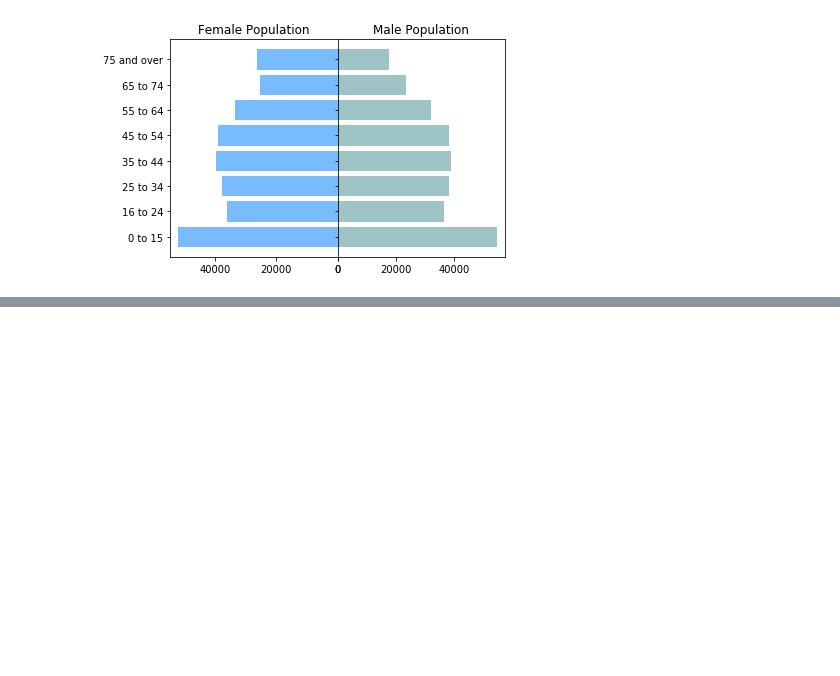
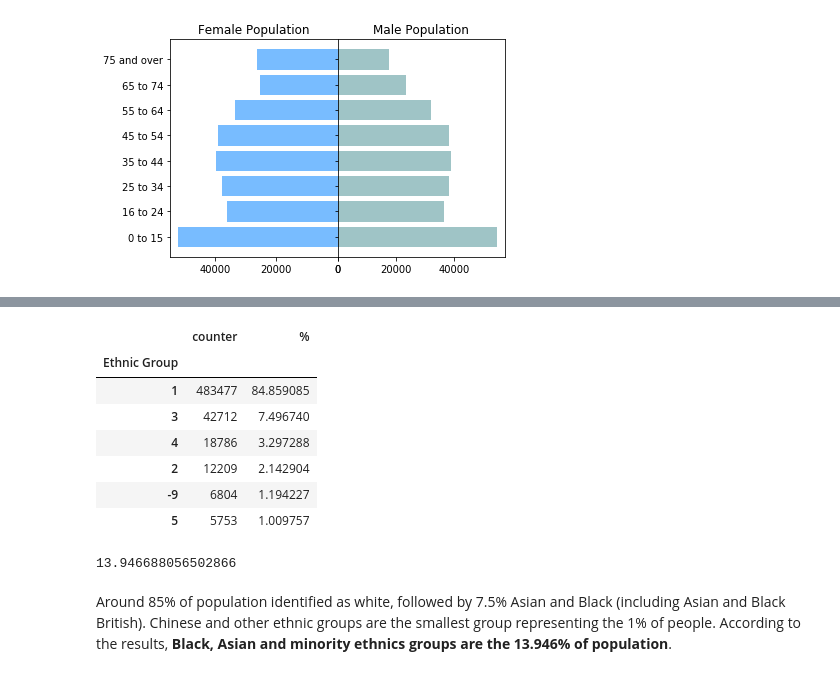
Before and after one commit to Daesparz/Conundrum_7, a Jupyter notebook: exploratory_data_analysis.ipynb, the cells around one changed output, grey strips where cells are left out. Saved outputs shown, nothing was run; the diff lists cells and outputs as text; code cells hidden in the pictures; blank space fills up the shorter version.

```diff
--- a/exploratory_data_analysis.ipynb
+++ b/exploratory_data_analysis.ipynb
@@ -307,0 +320,20 @@ plt.show()
+# %%
+df_ethnic = df_group.groupby('Ethnic Group').count()
+# %%
+df_ethnic['%'] = 100*df_ethnic.counter/df_ethnic.counter.sum()
+df_ethnic.loc[:, ['counter', '%']].sort_values('%', ascending=False)
+# %% [output]
+|  | counter | % |
+| Ethnic Group |  |  |
+| 1 | 483477 | 84.859085 |
+| 3 | 42712 | 7.496740 |
+| 4 | 18786 | 3.297288 |
+| 2 | 12209 | 2.142904 |
+| -9 | 6804 | 1.194227 |
+| 5 | 5753 | 1.009757 |
+# %%
+df_ethnic.loc[[3, 4, 2, 5], '%'].sum()
+# %% [output]
+13.946688056502866
+# %% [markdown]
+Around 85% of population identified as white, followed by 7.5% Asian and Black (including Asian and Black British). Chinese and other ethnic groups are the smallest group representing the 1% of people. According to the results, **Black, Asian and minority ethnics groups are the 13.946% of population**.
```
Also changed, not shown: parts of 7 cells of this notebook.
